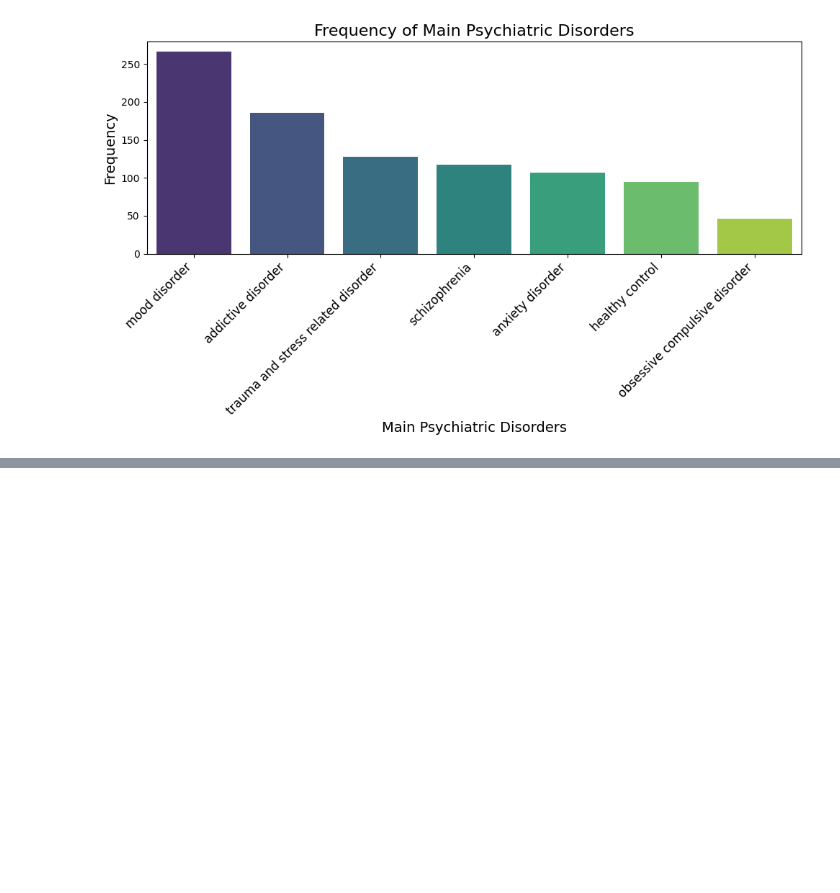
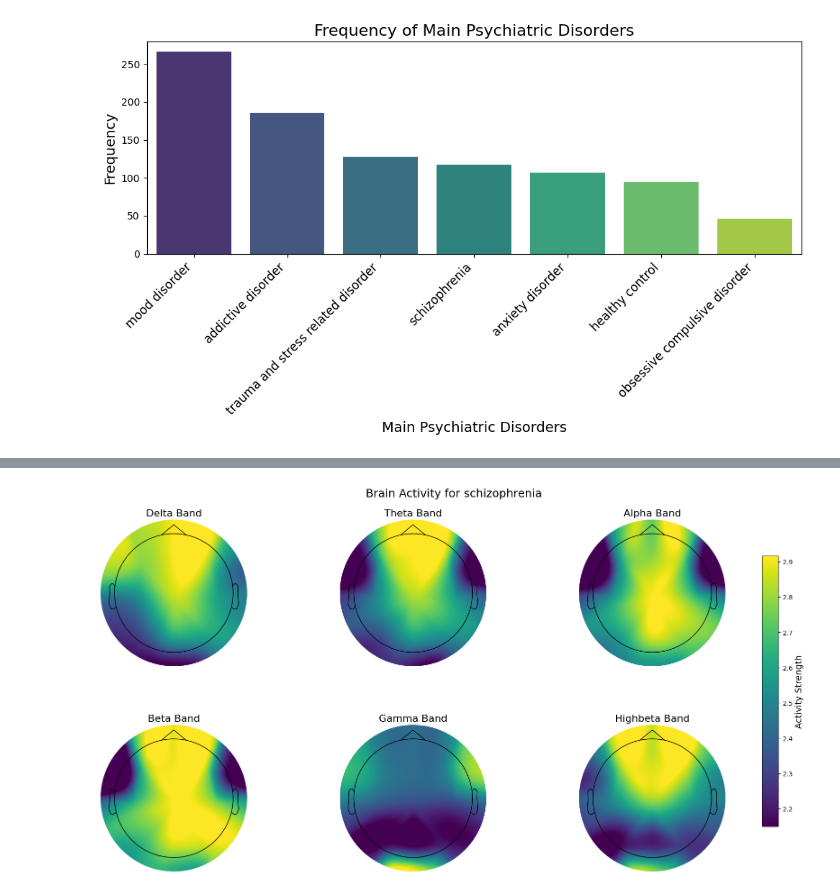
Before and after one commit to ohadgonen/python_final_project, a Jupyter notebook: main.ipynb, the cells around one changed output, grey strips where cells are left out. Cells and saved outputs as stored; diff of their text form; code cells hidden in the pictures; blank space fills up the shorter version.

```diff
--- a/main.ipynb
+++ b/main.ipynb
@@ -225,0 +168,7 @@ combined_output
+# %%
+main_disorder = "schizophrenia"
+# Example usage with the provided dataset
+band_averages = calculate_band_averages(main_disorder, df)
+visualize_brain_activity(band_averages, main_disorder)
+# %% [output]
+[figure, added]
```
Also changed, not shown: parts of 11 cells of this notebook, 4 other files.
